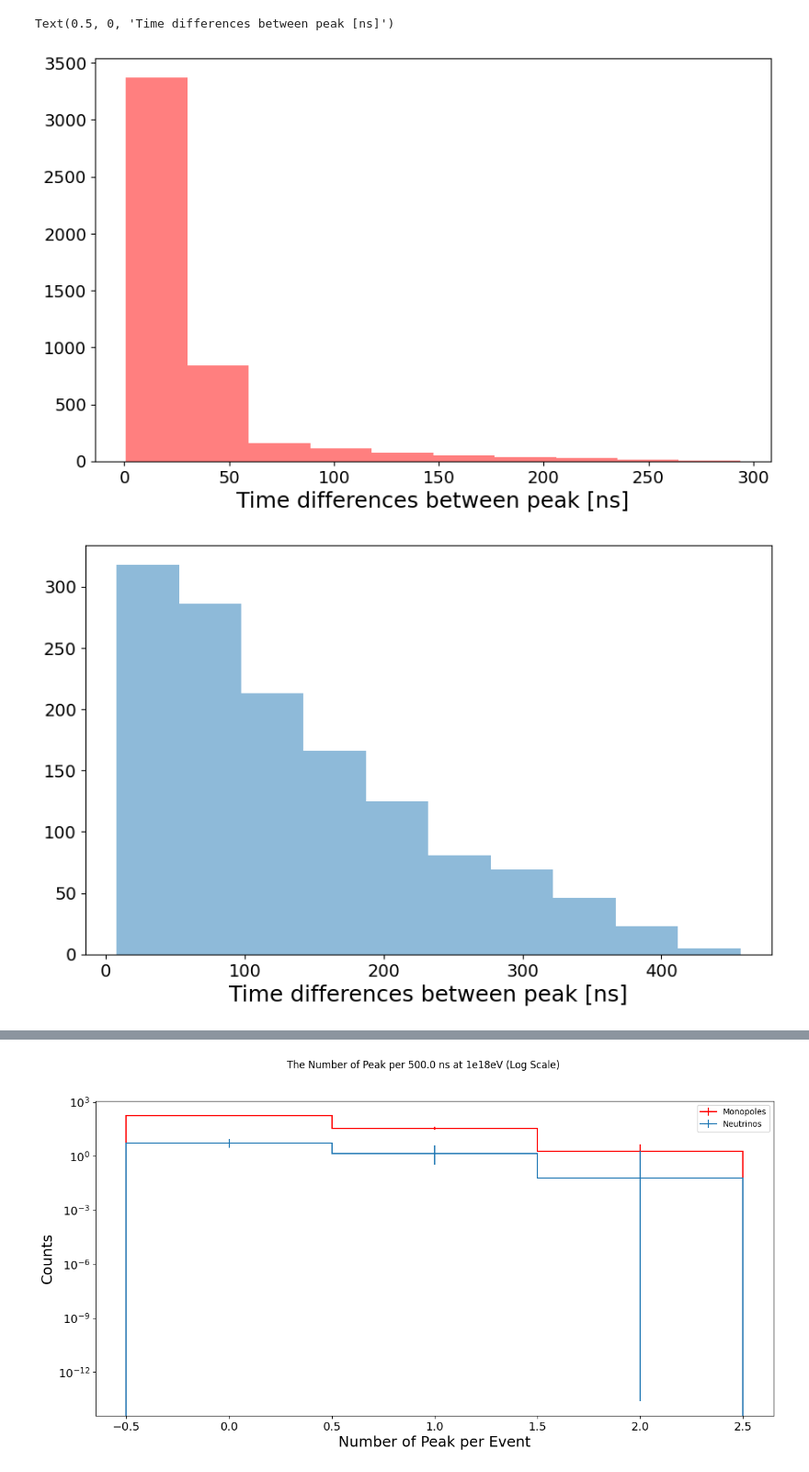
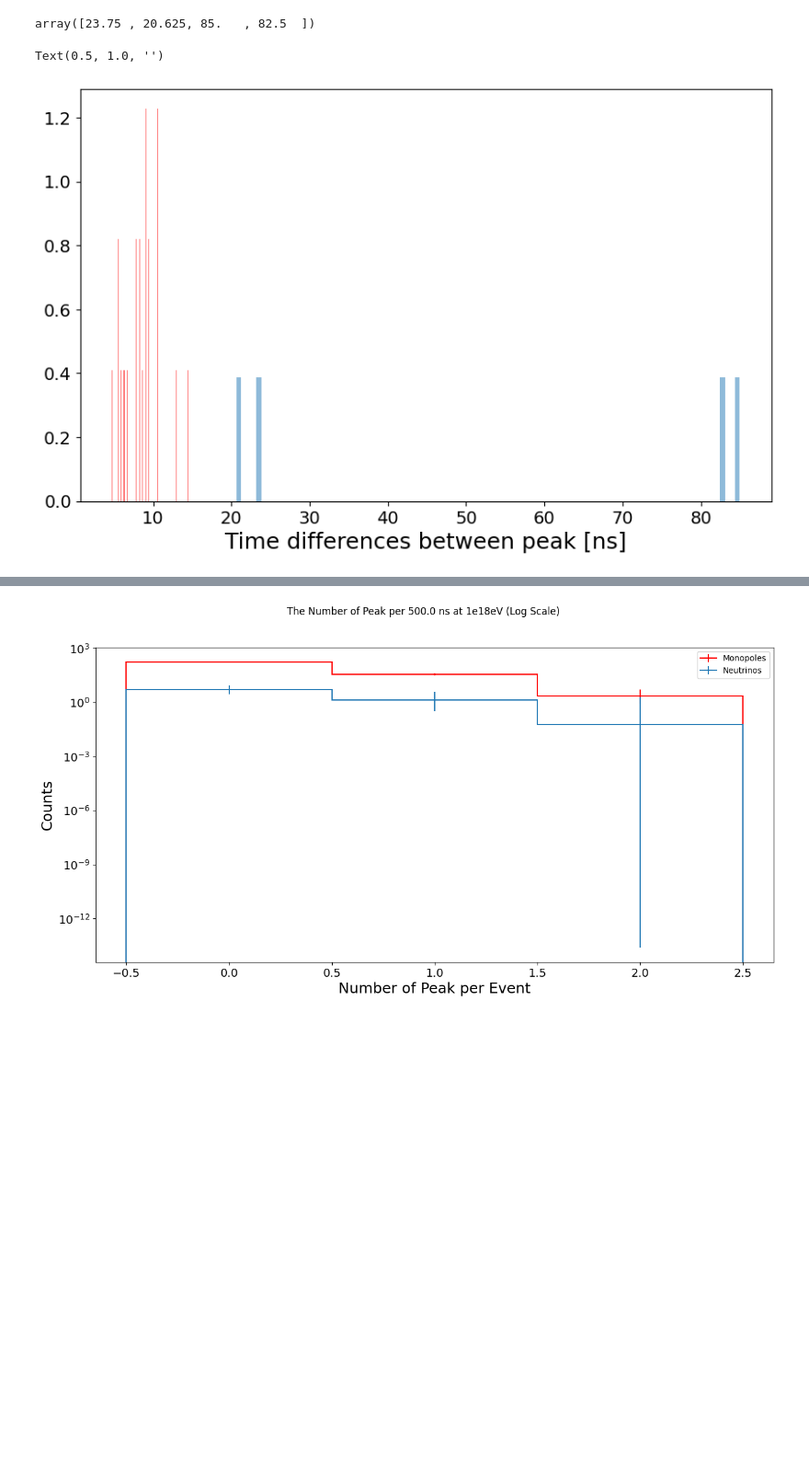
Before and after one commit to Teikiet/Monopoles_TK, a Jupyter notebook: Analyzing/Testing.ipynb, the cells around one changed output, grey strips where cells are left out. Shown at 92% size. Drawn from its saved outputs; the diff is of its cells as text; code cells hidden in the pictures; blank space fills up the shorter version.

```diff
--- a/Analyzing/Testing.ipynb
+++ b/Analyzing/Testing.ipynb
@@ -45,10 +45,10 @@ PATH = "/home/teikiet/Data/"
 S_ID = [100,2, 3, 4, 5] #station ID
 C_ID = list(range(0,16)) #channel ID
 ##########################################################################
-threshold = 3.4 #threshold
+threshold = 5 #threshold
 bin_size = 11 #bin size aka time interval x0.625 ns
 sample_size = 800 #the time interval for peak detection x0.625ns
-E = 20 #energy
+E = 18 #energy
 num =  1e4 #number of particles
 detectordescription = "detector/ara2.json" #detector
 ##########################################################################
@@ -96,22 +96,26 @@ Number of peak: 4055.0 Mean noise: 1.0661514487245147e-05
+# %%
+d_T_peak2
+# %% [output]
+array([23.75 , 20.625, 85.   , 82.5  ])
 # %%
 plt.figure(figsize=(10, 6))
 T1 = d_T_peak1[np.where( abs(d_T_peak1) < 800)] * 0.625#np.diff(T_peak1)* 0.625
 T1 = T1[np.where( T1 > 0)]
-plt.hist(T1, bins=10, label='Monopoles', alpha=0.5, density=False, color='red')
+plt.hist(T1, bins=100, label='Monopoles', alpha=0.5, density=True, color='red')
 plt.xlabel('Time differences between peak [ns]')
 #plt.loglog()
 
-plt.figure(figsize=(10, 6))
+#plt.figure(figsize=(10, 6))
 T2 = d_T_peak2[np.where( abs(d_T_peak2) < 800)] #np.diff(T_peak2) * 0.625
 T2 = T2[np.where( T2 > 0)]
-plt.hist(T2, bins=10, label='Neutrinos', alpha=0.5, density=False)
+plt.hist(T2, bins=100, label='Neutrinos', alpha=0.5, density=True)
 plt.xlabel('Time differences between peak [ns]')
+plt.title("")
 #plt.loglog()
 #plt.xlim(0, 200)
 # %% [output]
-Text(0.5, 0, 'Time differences between peak [ns]')
+Text(0.5, 1.0, '')
-[figure, old version]
+[figure, new version]
-[figure, removed]
 # %%
 import numpy as np
 import matplotlib.pyplot as plt
```
Also changed, not shown: parts of 11 cells of this notebook, 4 other files.
